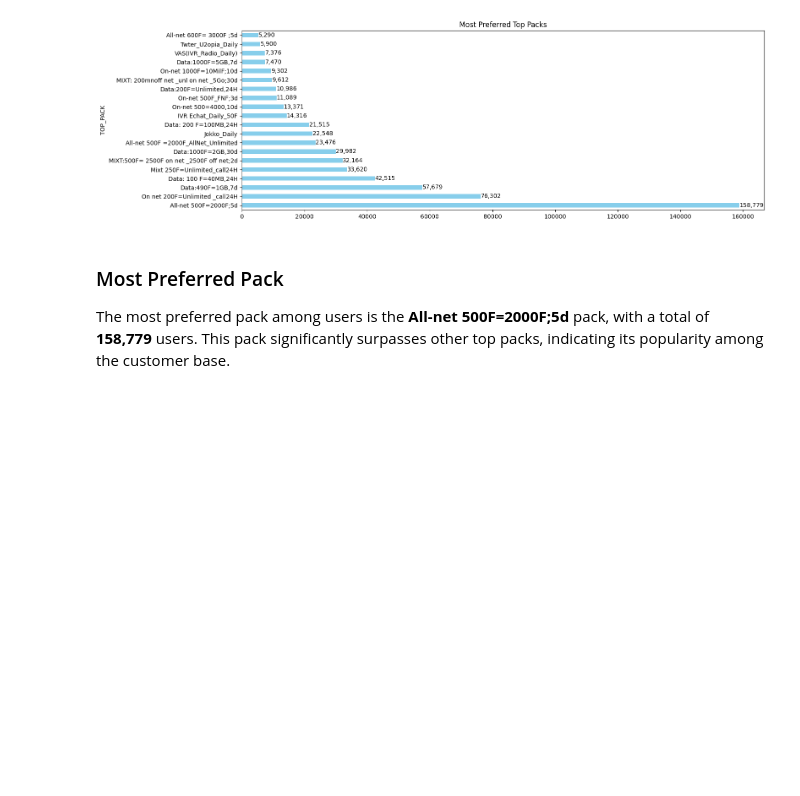
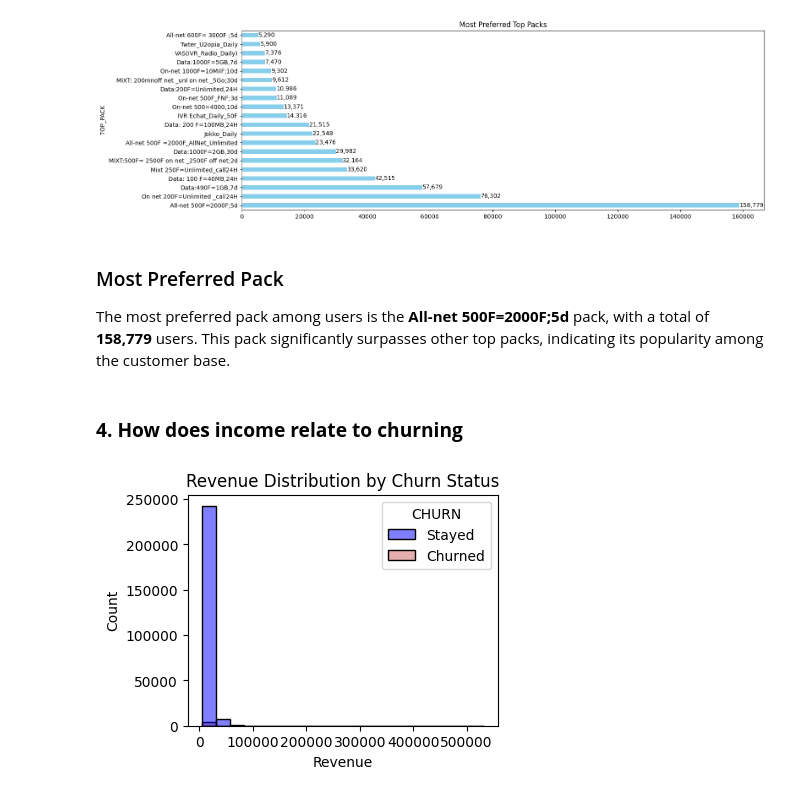
Before and after one commit to murithidenisgitobu/Customer-Churn-Prediction-Challenge-For-Azubian, a Jupyter notebook: Notebook/Notebook.ipynb, the cells around one changed output. Cells and saved outputs as stored; diff of their text form; code cells hidden in the pictures; blank space fills up the shorter version.

```diff
--- a/Notebook/Notebook.ipynb
+++ b/Notebook/Notebook.ipynb
@@ -533,3 +533,23 @@ plt.show()
 ### Most Preferred Pack
 
 The most preferred pack among users is the **All-net 500F=2000F;5d** pack, with a total of **158,779** users. This pack significantly surpasses other top packs, indicating its popularity among the customer base.
+# %% [markdown]
+### **4. How does income relate to churning**
+# %%
+# Filter outliers
+revenue = df2[df2['REVENUE'] > 5000]
+
+# Create the histogram plot
+plt.figure(figsize=(4, 3))
+sns.histplot(data=revenue, x='REVENUE', hue='CHURN', fill=True,
+             palette={'Stayed': 'blue', 'Churned': 'indianred'}, bins=20)
+
+# Add title and labels
+plt.title('Revenue Distribution by Churn Status')
+plt.xlabel('Revenue')
+plt.ylabel('Count')
+
+# Show the plot
+plt.show()
+# %% [output]
+[figure, added]
```
Also changed, not shown: parts of 4 cells of this notebook.
